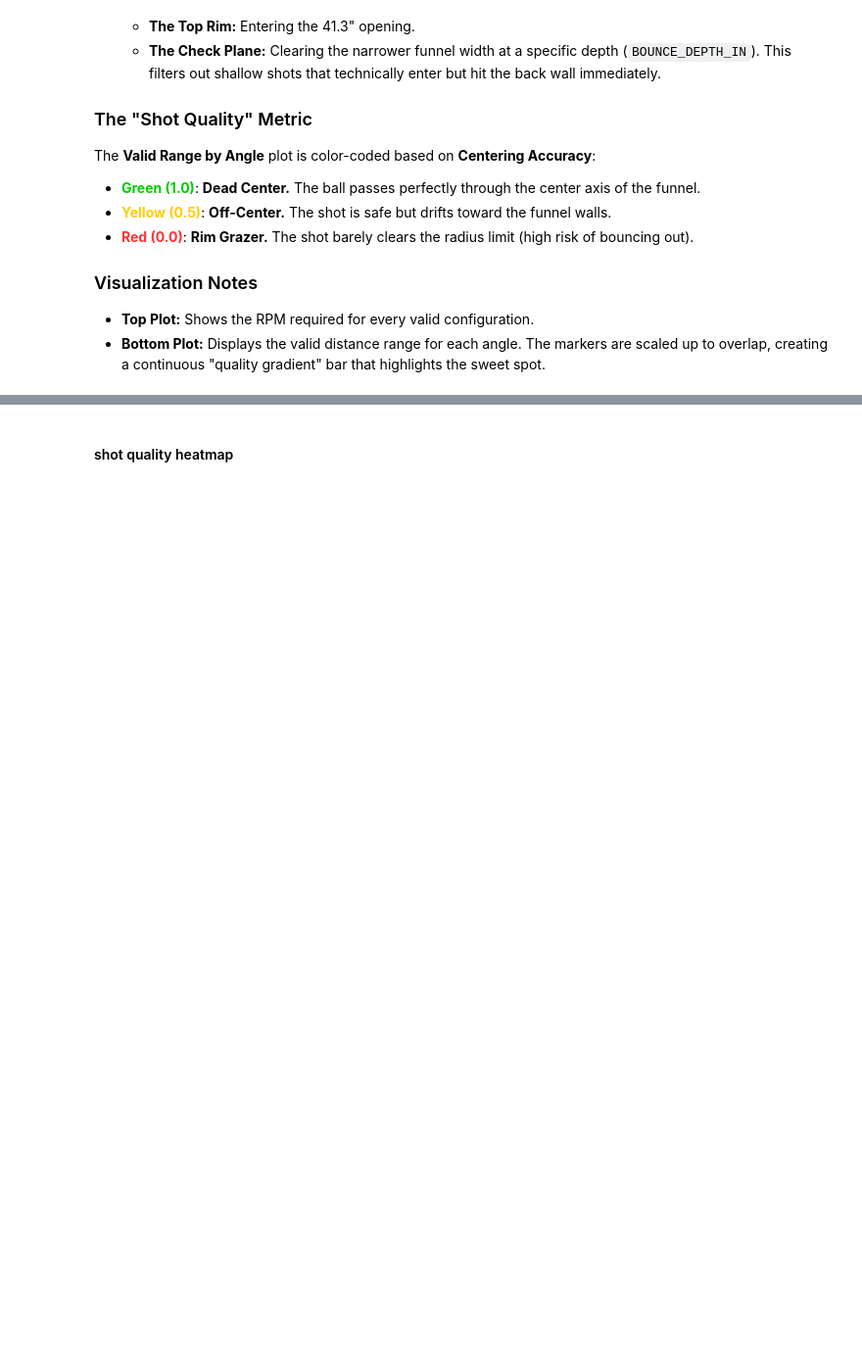
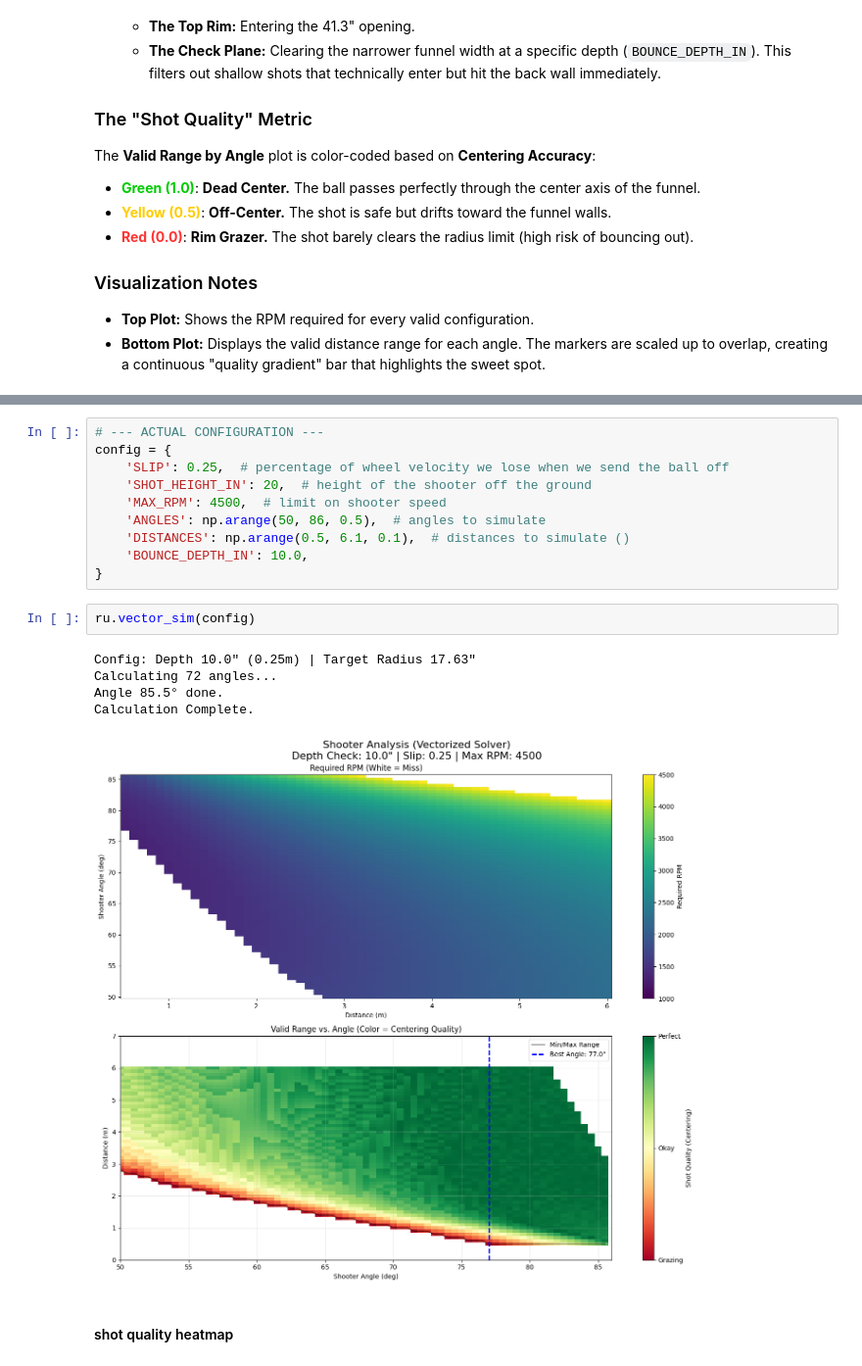
Before and after one commit to aesatchien/FRC2429_2026, a Jupyter notebook: resources/plots/rebuilt_shot_testing.ipynb, the cells around one changed output, grey strips where cells are left out. Shown at 98% size. Cells and saved outputs as stored; diff of their text form; blank space fills up the shorter version.

```diff
--- a/resources/plots/rebuilt_shot_testing.ipynb
+++ b/resources/plots/rebuilt_shot_testing.ipynb
@@ -354,2 +265,20 @@ Calculation Complete.
+# %%
+# --- ACTUAL CONFIGURATION ---
+config = {
+    'SLIP': 0.25,  # percentage of wheel velocity we lose when we send the ball off
+    'SHOT_HEIGHT_IN': 20,  # height of the shooter off the ground
+    'MAX_RPM': 4500,  # limit on shooter speed
+    'ANGLES': np.arange(50, 86, 0.5),  # angles to simulate
+    'DISTANCES': np.arange(0.5, 6.1, 0.1),  # distances to simulate ()
+    'BOUNCE_DEPTH_IN': 10.0,
+}
+# %%
+ru.vector_sim(config)
+# %% [output]
+Config: Depth 10.0" (0.25m) | Target Radius 17.63"
+Calculating 72 angles...
+Angle 85.5° done.
+Calculation Complete.
+[figure, added]
 # %% [markdown]
 #### shot quality heatmap
```
Also changed, not shown: parts of 9 cells of this notebook, 1 other file.
